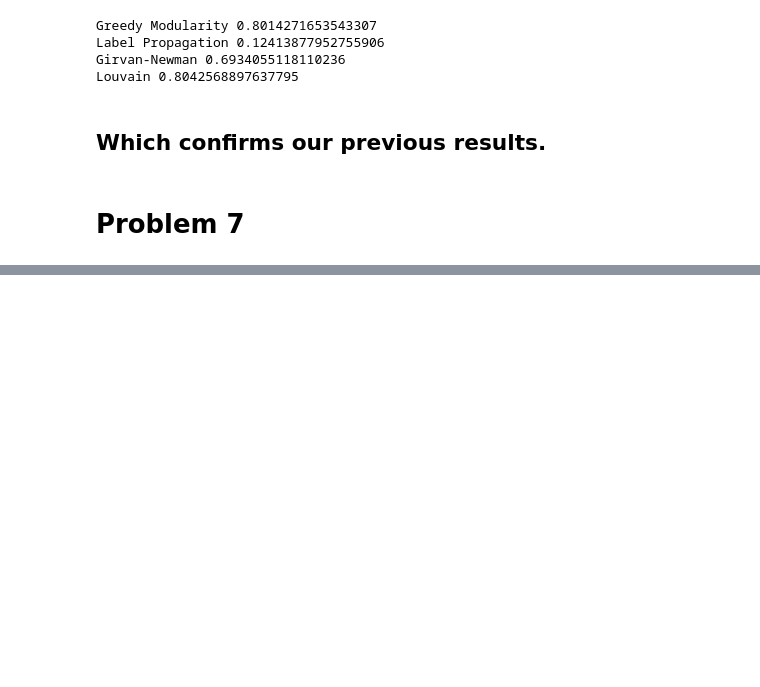
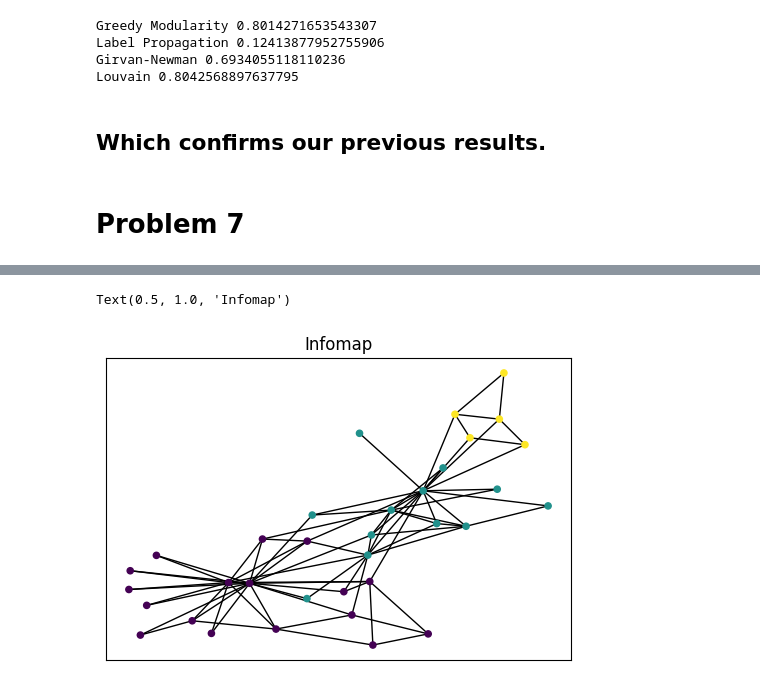
Before and after one commit to matheushjs/sandbox, a Jupyter notebook: complex_nets/lista2.ipynb, the cells around one changed output, grey strips where cells are left out. Cells and saved outputs as stored; diff of their text form; code cells hidden in the pictures; blank space fills up the shorter version.

```diff
--- a/complex_nets/lista2.ipynb
+++ b/complex_nets/lista2.ipynb
@@ -918,0 +957,13 @@ Louvain 0.8042568897637795
+# %%
+with open("karate.clu") as fp:
+    lines = fp.readlines()[2:] # Skip two lines of comments
+    lines = [ [ int(i) for i in line.split(" ")[0:2] ] for line in lines ]
+    lines = sorted(lines, key=lambda i: i[0]) #sort by node number
+    clusters = [ i[1] for i in lines ]
+
+plt.figure(dpi=100)
+nx.draw_networkx(karateG, with_labels=False, node_size=20, node_color=clusters, pos=unifiedPos)
+plt.title("Infomap")
+# %% [output]
+Text(0.5, 1.0, 'Infomap')
+[figure, added]
```
Also changed, not shown: parts of 13 cells of this notebook.
